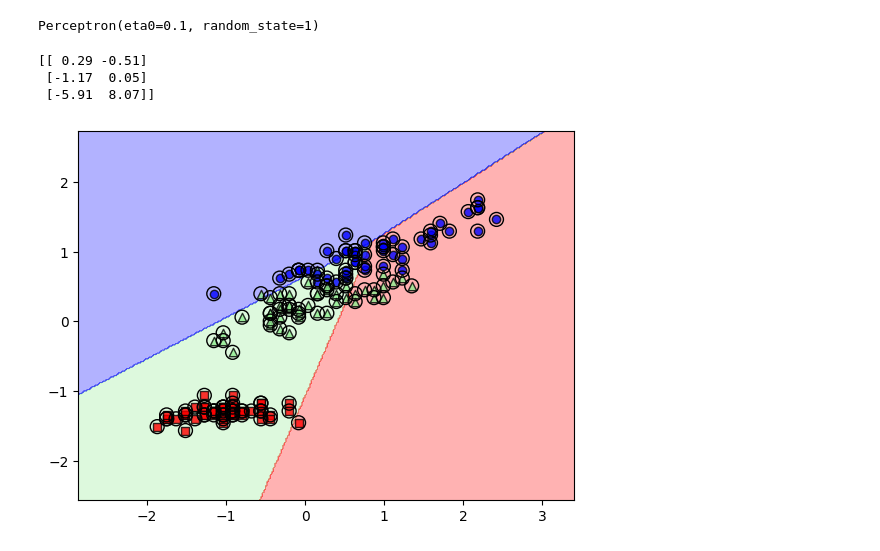
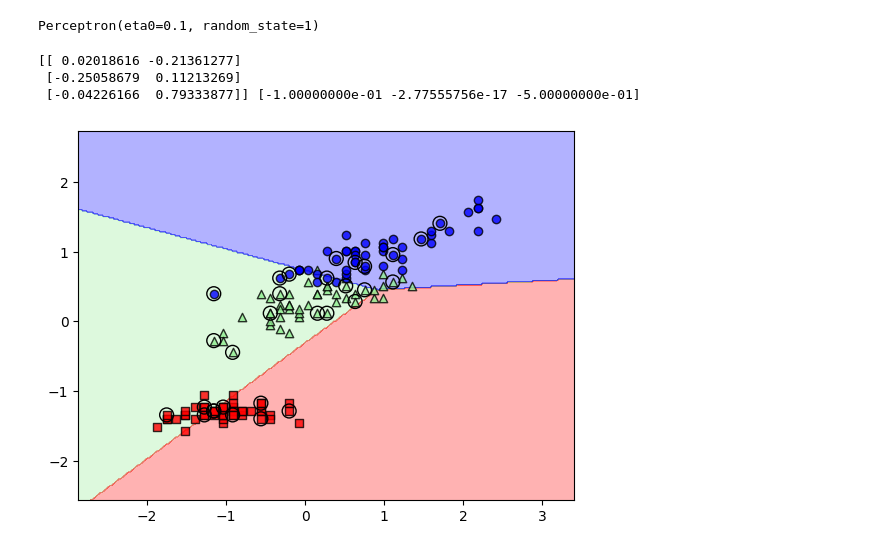
Before and after one commit to Nefertumm/AM, a Jupyter notebook: Semana4-PS-PMC/Notebooks/PerceptronSimple.ipynb, the cells around one changed output. Cells and saved outputs as stored; diff of their text form; code cells hidden in the pictures.

```diff
--- a/Semana4-PS-PMC/Notebooks/PerceptronSimple.ipynb
+++ b/Semana4-PS-PMC/Notebooks/PerceptronSimple.ipynb
@@ -209,21 +213,21 @@ X2_train_std = scaler2.transform(X2_train)
 X2_test_std = scaler2.transform(X2_test)
 # %%
 #Creamos el perceptron
-Perceptron2 = Perceptron(eta0 = 0.1, random_state = 1, shuffle = True)
-Perceptron2.fit(X2_train_std, y2_train)
+perceptron2 = Perceptron(eta0 = 0.1, random_state = 1, shuffle = True)
+perceptron2.fit(X2_train_std, y2_train)
 # %% [output]
 Perceptron(eta0=0.1, random_state=1)
 # %%
-print(Perceptron2.coef_)
+print(perceptron2.coef_, perceptron2.intercept_)
 # %% [output]
-[[ 0.29 -0.51]
- [-1.17  0.05]
- [-5.91  8.07]]
+[[ 0.02018616 -0.21361277]
+ [-0.25058679  0.11213269]
+ [-0.04226166  0.79333877]] [-1.00000000e-01 -2.77555756e-17 -5.00000000e-01]
 # %%
 #Concatenamos los datos escalados de prueba y testeo
-X2std = np.vstack((X2_train_std, X2_test_std))
+X2_std = np.vstack((X2_train_std, X2_test_std))
 y2_general = np.hstack((y2_train, y2_test))
 # %%
-plot_decision_regions(X2std,y2_general,Perceptron2, test_idx = range(0,150))
+plot_decision_regions(X2_std, y2_general, perceptron2, test_idx = range(120,150))
 # %% [output]
-[figure, old version]
+[figure, new version]
```
Also changed, not shown: parts of 7 cells of this notebook, 2 other files.
